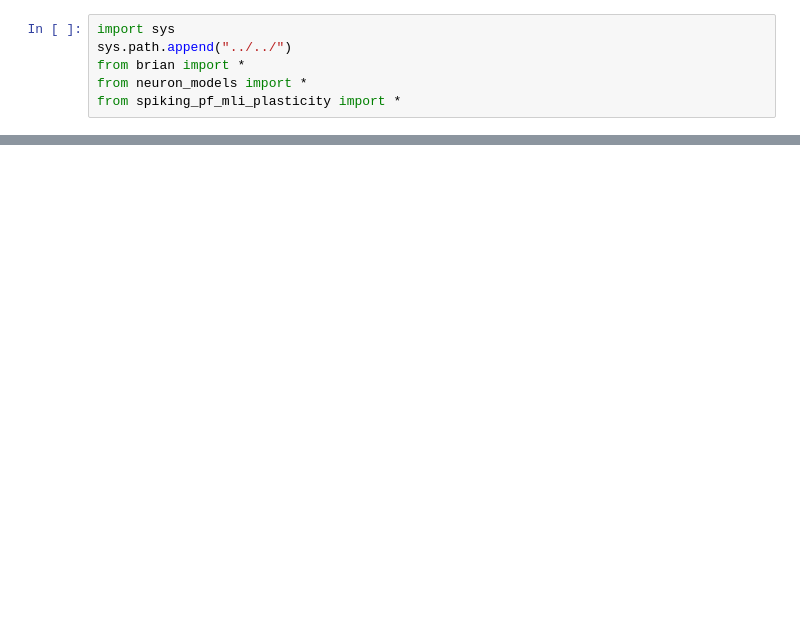
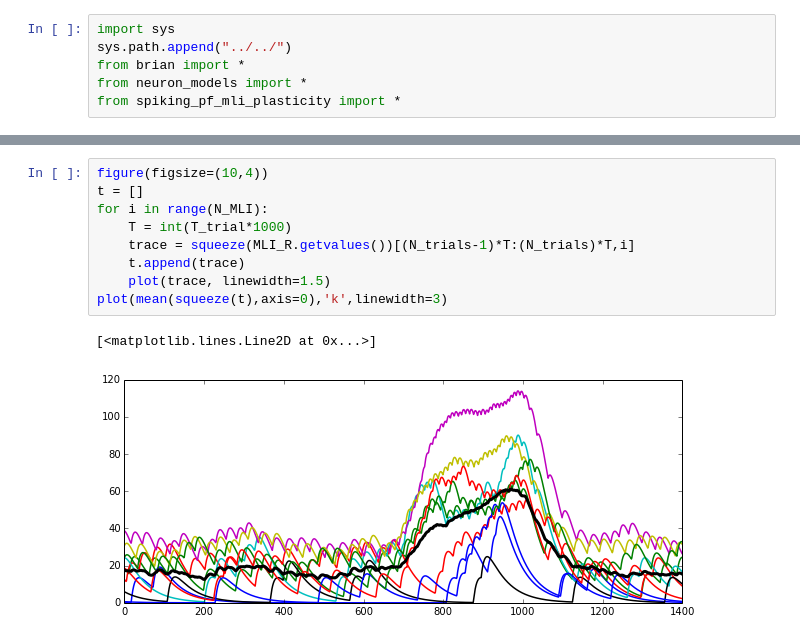
Before and after one commit to blennon/research, a Jupyter notebook: spiking_pf_mli_plasticity/notebooks/cer.ipynb, the cells around one changed output, grey strips where cells are left out. Saved outputs shown, nothing was run; the diff lists cells and outputs as text; blank space fills up the shorter version.

```diff
--- a/spiking_pf_mli_plasticity/notebooks/cer.ipynb
+++ b/spiking_pf_mli_plasticity/notebooks/cer.ipynb
@@ -195,3 +220,15 @@ for i in range(N_trials):
+# %%
+figure(figsize=(10,4))
+t = []
+for i in range(N_MLI):
+    T = int(T_trial*1000)
+    trace = squeeze(MLI_R.getvalues())[(N_trials-1)*T:(N_trials)*T,i]
+    t.append(trace)
+    plot(trace, linewidth=1.5)
+plot(mean(squeeze(t),axis=0),'k',linewidth=3)
+# %% [output]
+[<matplotlib.lines.Line2D at 0x...>]
+[figure, added]
 # %%
 figure(figsize=(10,4))
 for i in range(S_GR_MLI.w[:,:].shape[0]):
```
Also changed, not shown: parts of 4 cells of this notebook, 4 other files.
